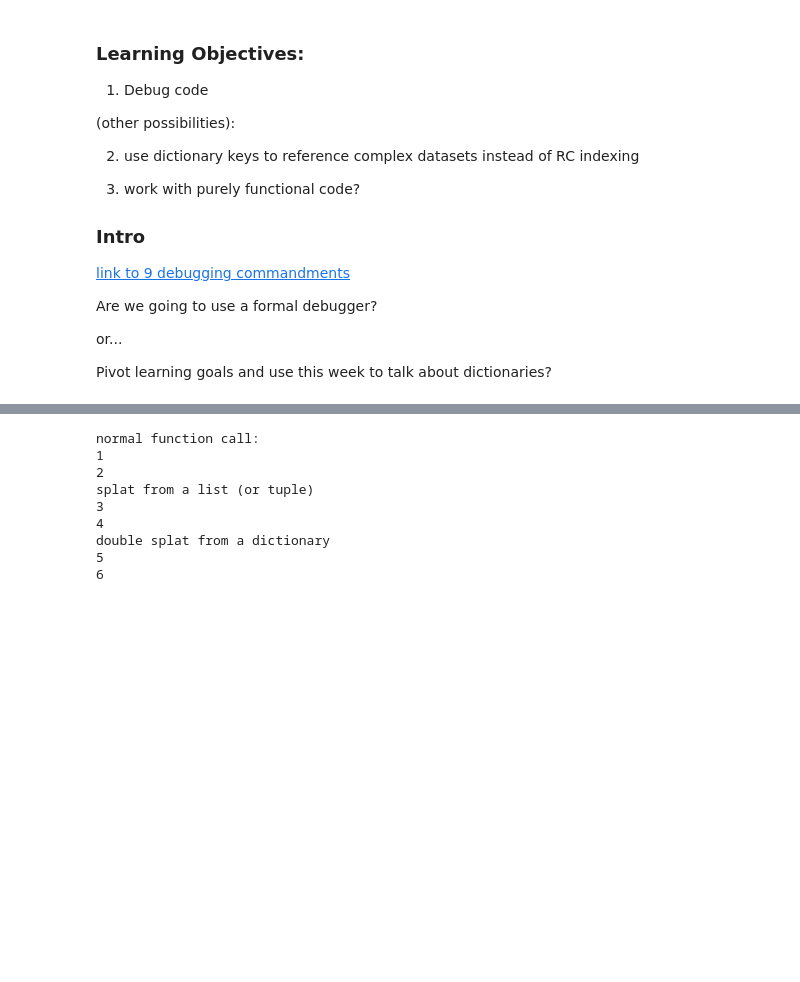
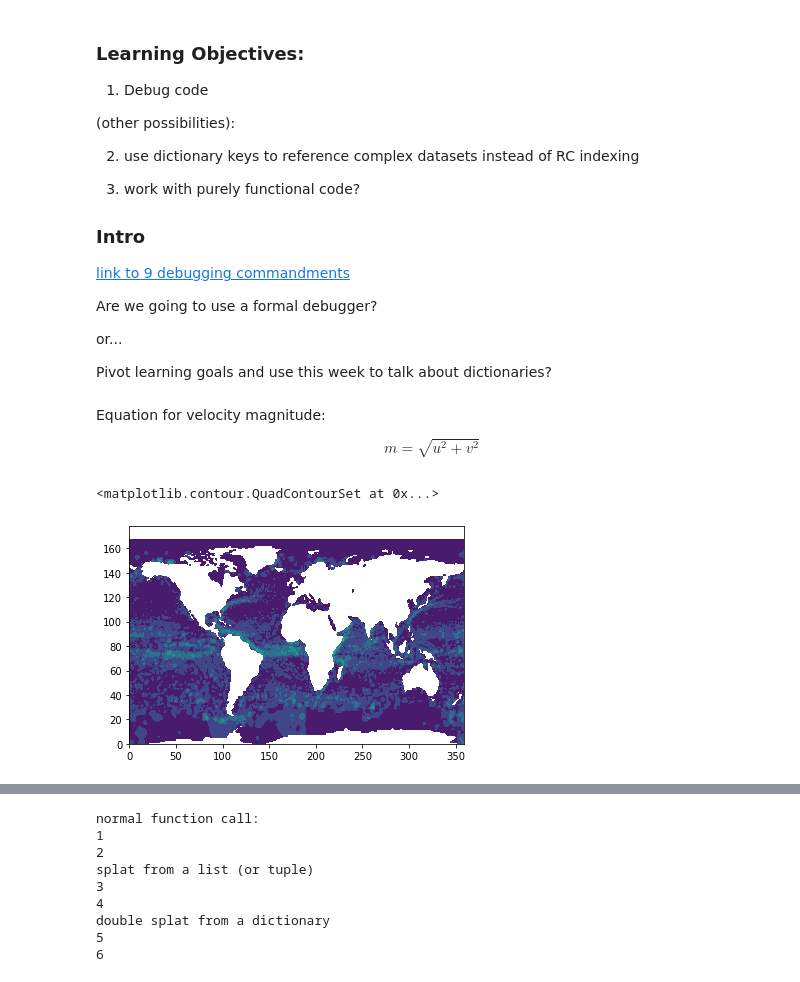
Before and after one commit to AndrewLoeppky/eosc211_students, a Jupyter notebook: e211_python_2021/wk09/lab_wk9/lab_wk9.ipynb, the cells around one changed output, grey strips where cells are left out. Saved outputs shown, nothing was run; the diff lists cells and outputs as text; code cells hidden in the pictures; blank space fills up the shorter version.

```diff
--- a/e211_python_2021/wk09/lab_wk9/lab_wk9.ipynb
+++ b/e211_python_2021/wk09/lab_wk9/lab_wk9.ipynb
@@ -142,15 +182,26 @@ def mean2d(in_map, winlen):
+# %% [markdown]
+Equation for velocity magnitude:
+
+$$
+m = \sqrt{u^2 + v^2}
+$$
 # %%
 #lons, lats, u, v = move_to_grid(lats, lons, u_vel, v_vel)  # the standard way
 lons, lats, u, v = move_to_grid(**var_dict)  # the honking great way
 
 # calculate magnitude of current velocity
 m = (u ** 2 + v ** 2) ** 0.5
 
 # filter the velocity fields
 filter_width = 11
-u_filt = mean2d(u, filter_width)
-v_filt = mean2d(v, filter_width)
-m_filt = mean2d(m, filter_width)
+#u_filt = mean2d(u, filter_width)
+#v_filt = mean2d(v, filter_width)
+#m_filt = mean2d(m, filter_width)
 
 # grab only the decfac^th element of each array on which to plot arrows
 #arrow_mask = np.
+
+plt.contourf(m)
+# %% [output]
+<matplotlib.contour.QuadContourSet at 0x...>
+[figure, added]
```
Also changed, not shown: parts of 5 cells of this notebook, 1 other file.
